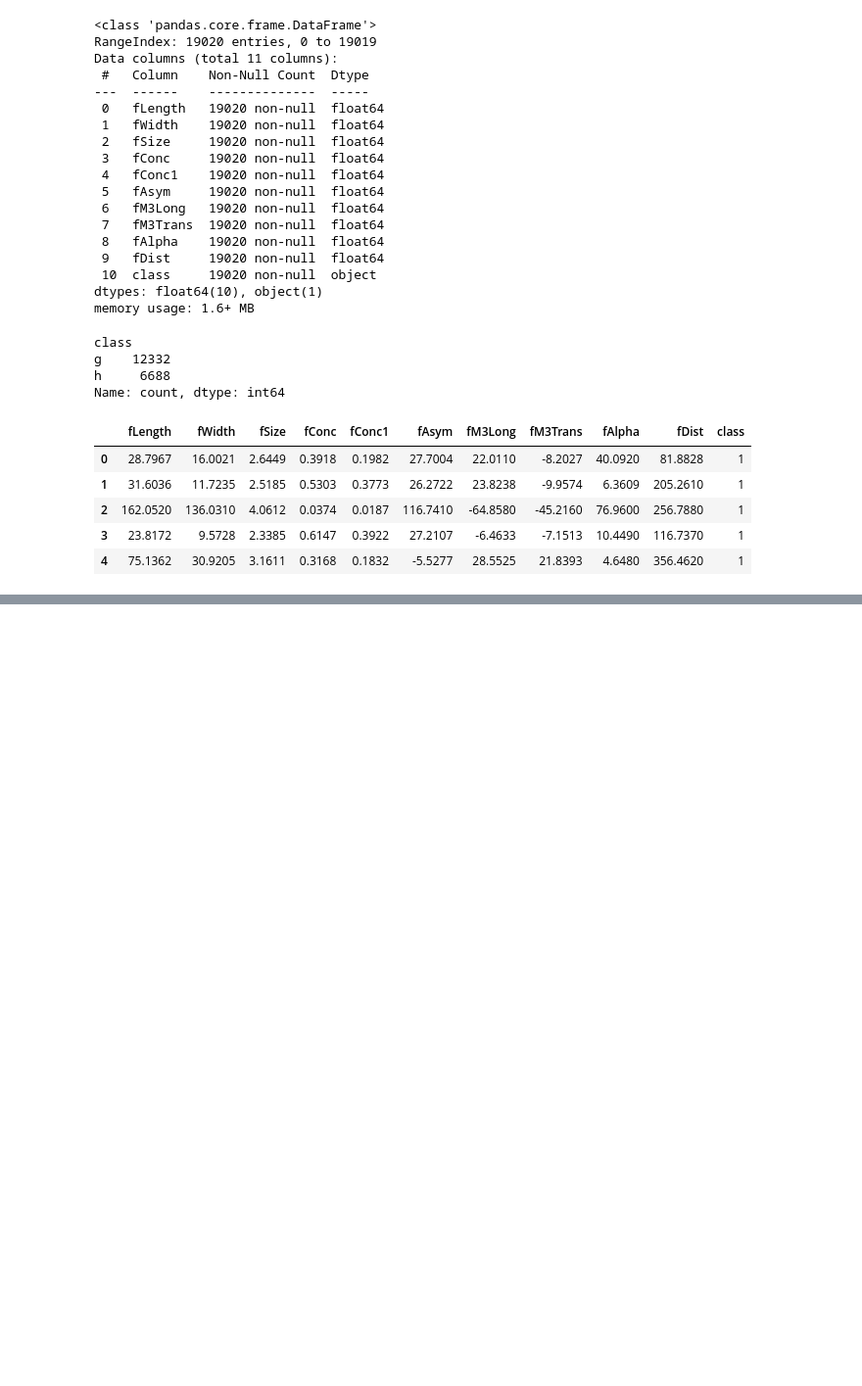
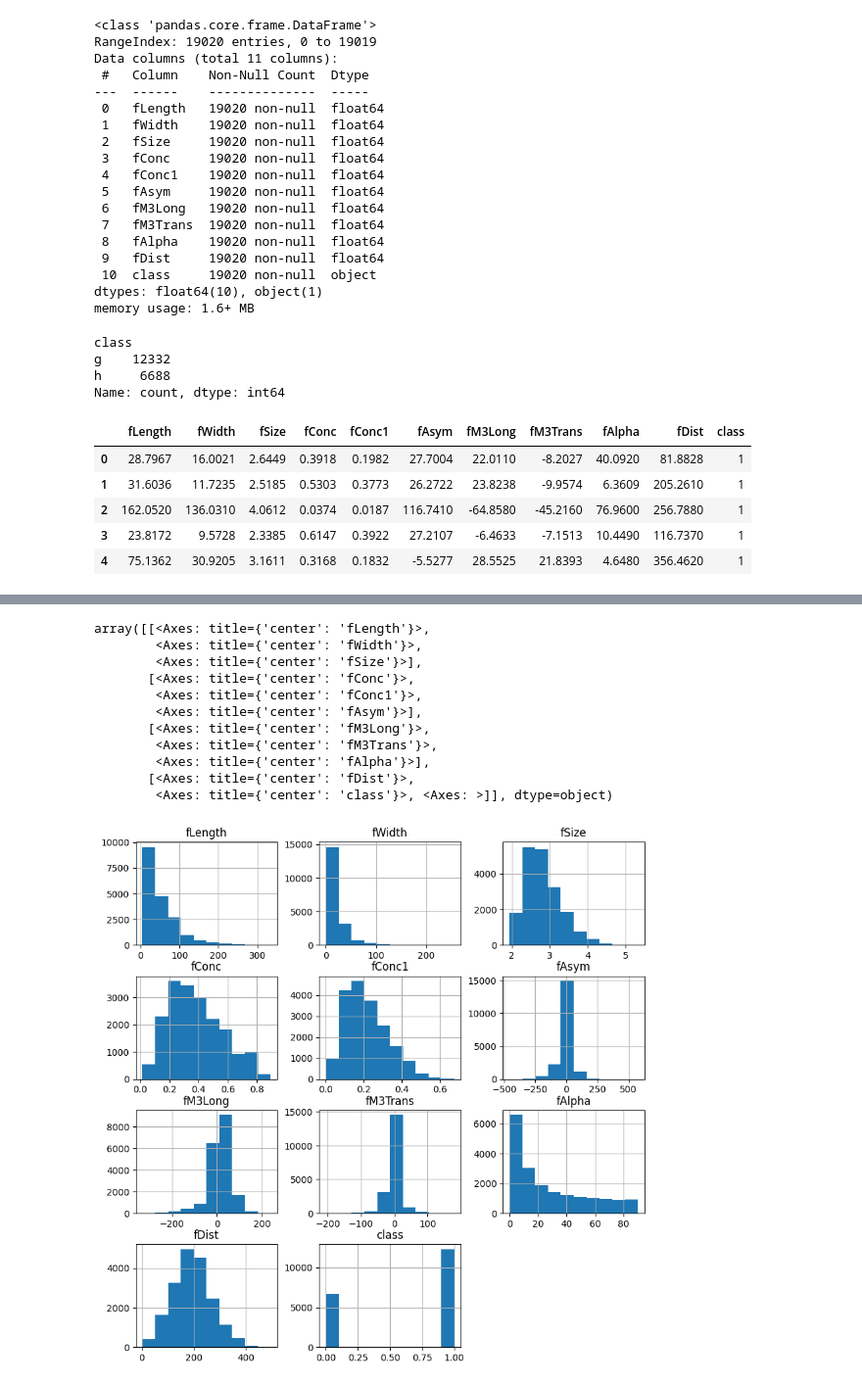
Before and after one commit to osoisi/fcc_projects, a Jupyter notebook: Magic gemma.ipynb, the cells around one changed output, grey strips where cells are left out. Shown at 98% size. Cells and saved outputs as stored; diff of their text form; code cells hidden in the pictures; blank space fills up the shorter version.

```diff
--- a/Magic gemma.ipynb
+++ b/Magic gemma.ipynb
@@ -71,6 +72,6 @@ import matplotlib.pyplot as plt
 # %%
 columns = ['fLength', 'fWidth', 'fSize', 'fConc', 'fConc1', 'fAsym', 'fM3Long', 'fM3Trans', 'fAlpha', 'fDist', 'class']
-df = pd.read_csv(r"magic+gamma+telescope\magic04.data", names=columns)
+df = pd.read_csv(r"C:\Users\AtangAgamaH\Downloads\magic+gamma+telescope\magic04.data", names=columns)
 # %%
 df.head()
 # %% [output]
@@ -133,0 +156,15 @@ df.head()
+# %%
+df.hist(figsize=(10,10))
+# %% [output]
+array([[<Axes: title={'center': 'fLength'}>,
+        <Axes: title={'center': 'fWidth'}>,
+        <Axes: title={'center': 'fSize'}>],
+       [<Axes: title={'center': 'fConc'}>,
+        <Axes: title={'center': 'fConc1'}>,
+        <Axes: title={'center': 'fAsym'}>],
+       [<Axes: title={'center': 'fM3Long'}>,
+        <Axes: title={'center': 'fM3Trans'}>,
+        <Axes: title={'center': 'fAlpha'}>],
+       [<Axes: title={'center': 'fDist'}>,
+        <Axes: title={'center': 'class'}>, <Axes: >]], dtype=object)
+[figure, added]
```
Also changed, not shown: parts of 18 cells of this notebook.
